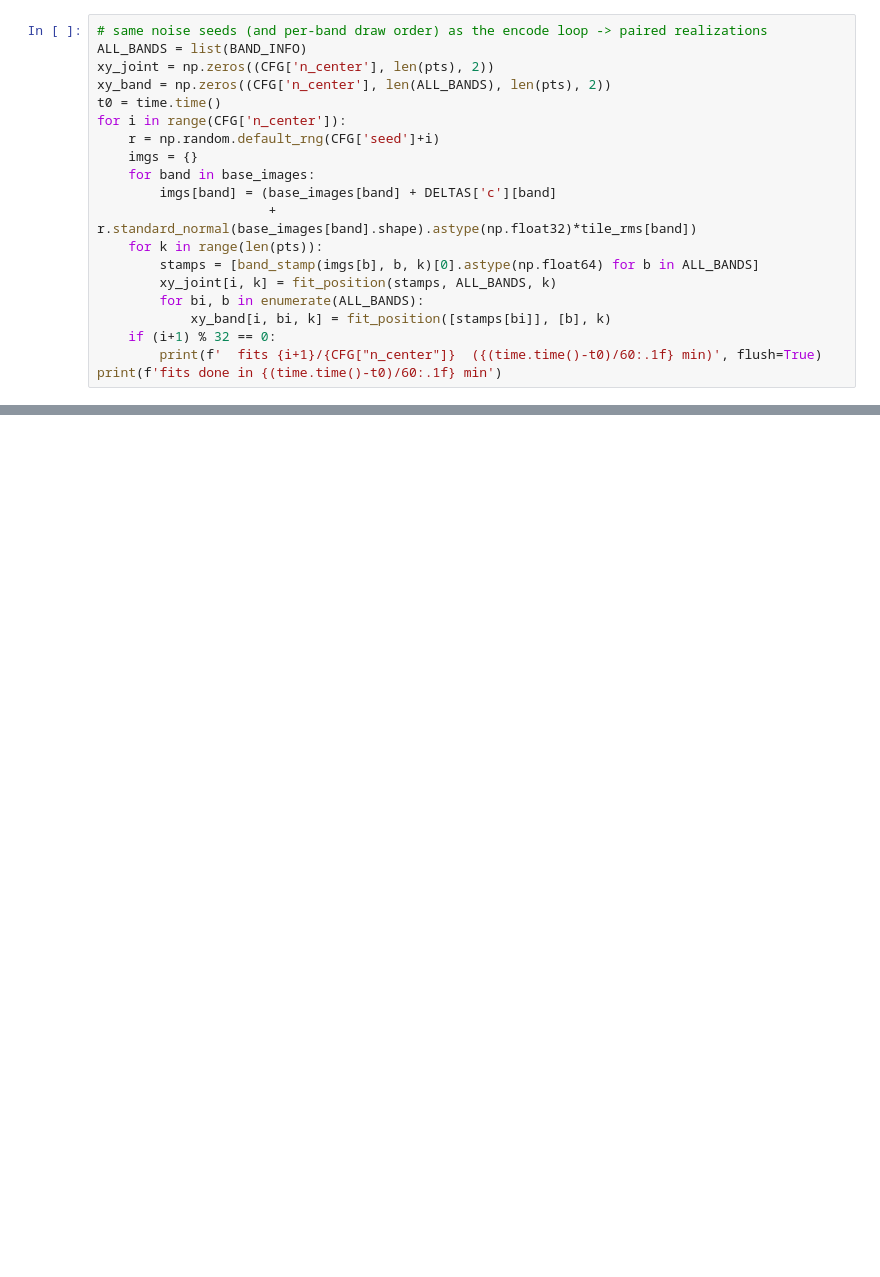
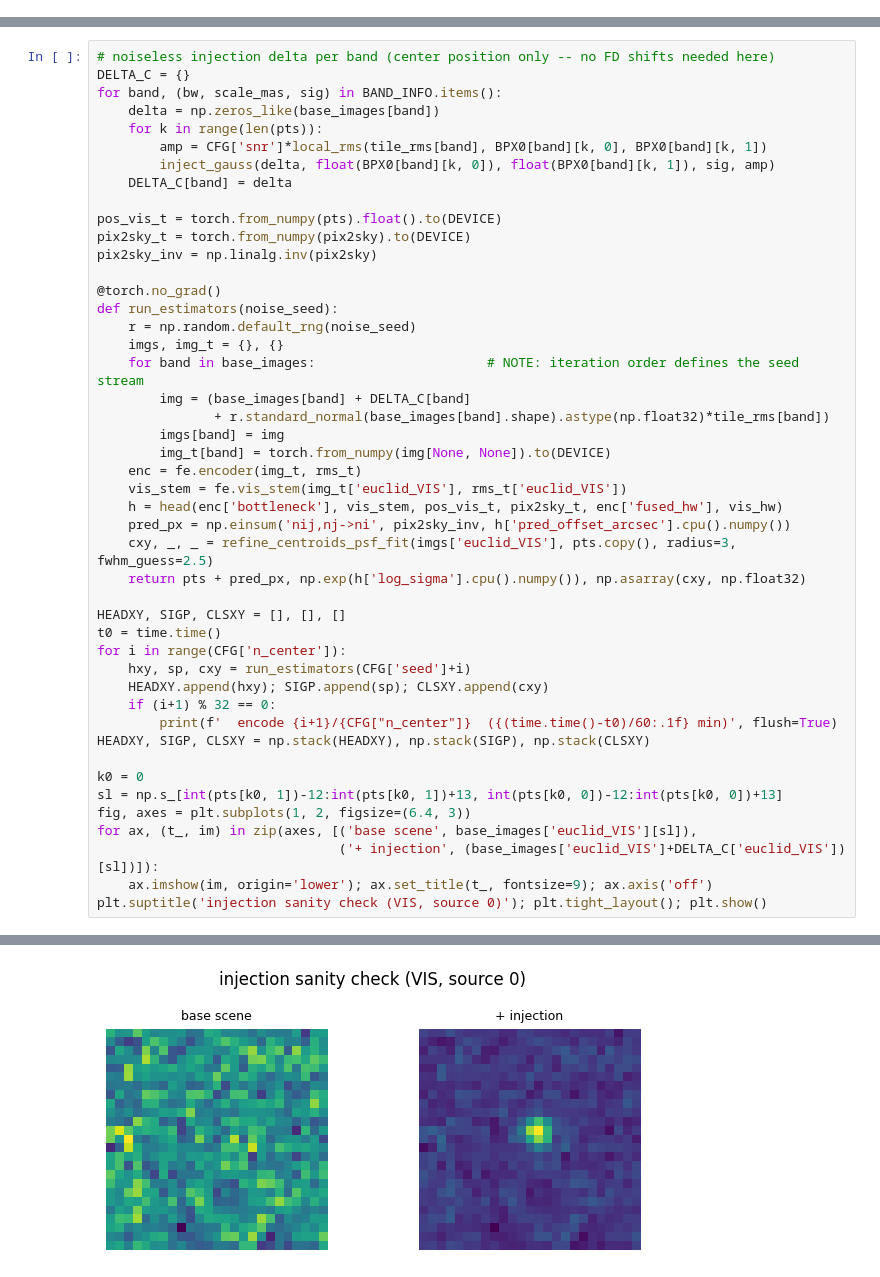
Before and after one commit to xoubish/JAISP, a Jupyter notebook: io/25_fisher_information_astrometry.ipynb, the cells around one changed output, grey strips where cells are left out. Drawn from its saved outputs; the diff is of its cells as text; blank space fills up the shorter version.

```diff
--- a/io/25_fisher_information_astrometry.ipynb
+++ b/io/25_fisher_information_astrometry.ipynb
@@ -612,20 +0,0 @@ def fit_position(stamps, bands, k):
-# %%
-# same noise seeds (and per-band draw order) as the encode loop -> paired realizations
-ALL_BANDS = list(BAND_INFO)
-xy_joint = np.zeros((CFG['n_center'], len(pts), 2))
-xy_band = np.zeros((CFG['n_center'], len(ALL_BANDS), len(pts), 2))
-t0 = time.time()
-for i in range(CFG['n_center']):
-    r = np.random.default_rng(CFG['seed']+i)
-    imgs = {}
-    for band in base_images:
-        imgs[band] = (base_images[band] + DELTAS['c'][band]
-                      + r.standard_normal(base_images[band].shape).astype(np.float32)*tile_rms[band])
-    for k in range(len(pts)):
-        stamps = [band_stamp(imgs[b], b, k)[0].astype(np.float64) for b in ALL_BANDS]
-        xy_joint[i, k] = fit_position(stamps, ALL_BANDS, k)
-        for bi, b in enumerate(ALL_BANDS):
-            xy_band[i, bi, k] = fit_position([stamps[bi]], [b], k)
-    if (i+1) % 32 == 0:
-        print(f'  fits {i+1}/{CFG["n_center"]}  ({(time.time()-t0)/60:.1f} min)', flush=True)
-print(f'fits done in {(time.time()-t0)/60:.1f} min')
@@ -763,0 +292,47 @@ Three tests on the same paired noise realizations:
+# %%
+# noiseless injection delta per band (center position only -- no FD shifts needed here)
+DELTA_C = {}
+for band, (bw, scale_mas, sig) in BAND_INFO.items():
+    delta = np.zeros_like(base_images[band])
+    for k in range(len(pts)):
+        amp = CFG['snr']*local_rms(tile_rms[band], BPX0[band][k, 0], BPX0[band][k, 1])
+        inject_gauss(delta, float(BPX0[band][k, 0]), float(BPX0[band][k, 1]), sig, amp)
+    DELTA_C[band] = delta
+
+pos_vis_t = torch.from_numpy(pts).float().to(DEVICE)
+pix2sky_t = torch.from_numpy(pix2sky).to(DEVICE)
+pix2sky_inv = np.linalg.inv(pix2sky)
+
+@torch.no_grad()
+def run_estimators(noise_seed):
+    r = np.random.default_rng(noise_seed)
+    imgs, img_t = {}, {}
+    for band in base_images:                      # NOTE: iteration order defines the seed stream
+        img = (base_images[band] + DELTA_C[band]
+               + r.standard_normal(base_images[band].shape).astype(np.float32)*tile_rms[band])
+        imgs[band] = img
+        img_t[band] = torch.from_numpy(img[None, None]).to(DEVICE)
+    enc = fe.encoder(img_t, rms_t)
+    vis_stem = fe.vis_stem(img_t['euclid_VIS'], rms_t['euclid_VIS'])
+    h = head(enc['bottleneck'], vis_stem, pos_vis_t, pix2sky_t, enc['fused_hw'], vis_hw)
+    pred_px = np.einsum('nij,nj->ni', pix2sky_inv, h['pred_offset_arcsec'].cpu().numpy())
+    cxy, _, _ = refine_centroids_psf_fit(imgs['euclid_VIS'], pts.copy(), radius=3, fwhm_guess=2.5)
+    return pts + pred_px, np.exp(h['log_sigma'].cpu().numpy()), np.asarray(cxy, np.float32)
+
+HEADXY, SIGP, CLSXY = [], [], []
+t0 = time.time()
+for i in range(CFG['n_center']):
+    hxy, sp, cxy = run_estimators(CFG['seed']+i)
+    HEADXY.append(hxy); SIGP.append(sp); CLSXY.append(cxy)
+    if (i+1) % 32 == 0:
+        print(f'  encode {i+1}/{CFG["n_center"]}  ({(time.time()-t0)/60:.1f} min)', flush=True)
+HEADXY, SIGP, CLSXY = np.stack(HEADXY), np.stack(SIGP), np.stack(CLSXY)
+
+k0 = 0
+sl = np.s_[int(pts[k0, 1])-12:int(pts[k0, 1])+13, int(pts[k0, 0])-12:int(pts[k0, 0])+13]
+fig, axes = plt.subplots(1, 2, figsize=(6.4, 3))
+for ax, (t_, im) in zip(axes, [('base scene', base_images['euclid_VIS'][sl]),
+                               ('+ injection', (base_images['euclid_VIS']+DELTA_C['euclid_VIS'])[sl])]):
+    ax.imshow(im, origin='lower'); ax.set_title(t_, fontsize=9); ax.axis('off')
+plt.suptitle('injection sanity check (VIS, source 0)'); plt.tight_layout(); plt.show()
+# %% [output]
@@ -763,0 +343 @@ Three tests on the same paired noise realizations:
+[figure, added]
```
Also changed, not shown: parts of 37 cells of this notebook, 20 other files.
